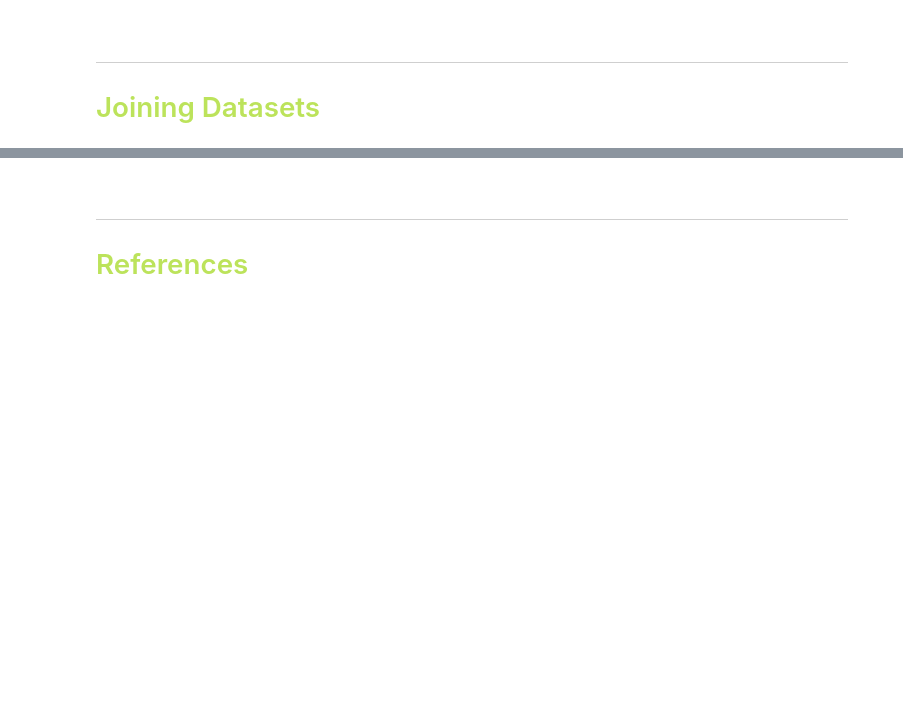
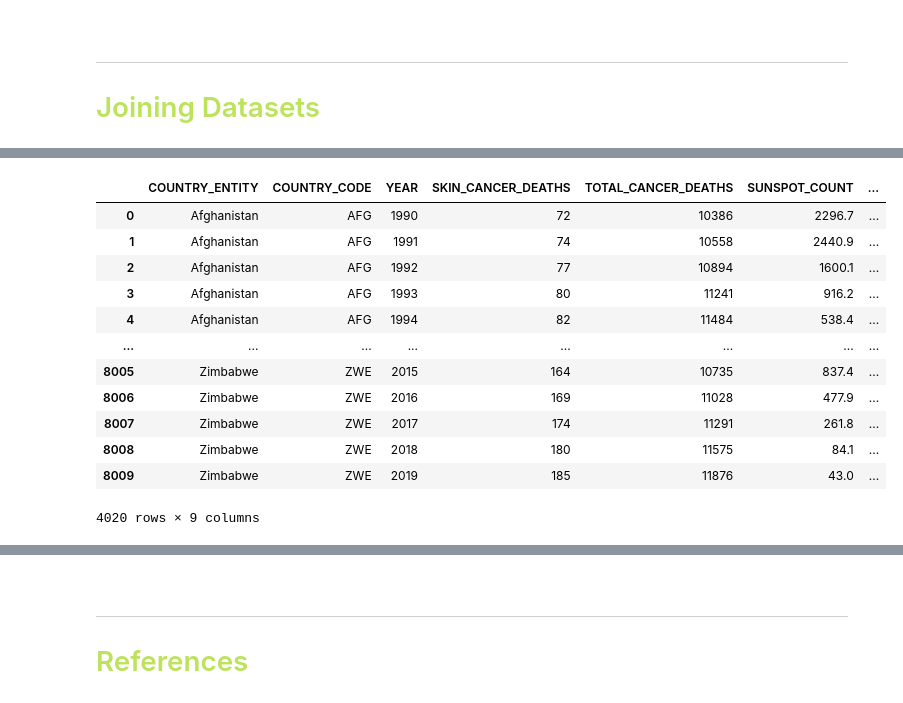
Before and after one commit to Hakuna-Patata/BU_MSDS_PTW, a Jupyter notebook: DSC 540 - Data Preparation/Project.ipynb, the cells around one changed output, grey strips where cells are left out. Saved outputs shown, nothing was run; the diff lists cells and outputs as text; code cells hidden in the pictures; blank space fills up the shorter version.

```diff
--- a/DSC 540 - Data Preparation/Project.ipynb
+++ b/DSC 540 - Data Preparation/Project.ipynb
@@ -526,0 +535,4 @@ dataset_list[0]
+# %%
+final_df = cancer_df.merge(solar_cycle_df, left_on='YEAR', right_index=True)
+
+final_df
@@ -526,0 +557,25 @@ dataset_list[0]
+# %%
+def fuzzy_match_df(col1, col2, threshold=90, fuzz_type='token_sort_ratio'):
+
+    # get unique values from columns passed to function
+    col1 = pd.Series(col1).unique()
+    col2 = pd.Series(col2).unique()
+
+    matches = []
+
+    for c1 in col1:
+        match = process.extractOne(c1, col2, scorer=getattr(
+            fuzz, fuzz_type), score_cutoff=threshold)  # gets the best match above threshold
+        if match is None:
+            match_tuple = (c1, None)
+        else:
+            match_tuple = (c1, match[0])
+
+        matches.append(match_tuple)
+    return pd.DataFrame(matches, columns=['COL1', 'COL2_MATCH'])
+# %%
+# create intermediate fuzzy matching DataFrame
+match_df = fuzzy_match_df(
+    col1=final_df['COUNTRY_ENTITY'], col2=solar_time_df.index.values, threshold=91, fuzz_type='token_sort_ratio')
+
+match_df
@@ -526,0 +596,23 @@ dataset_list[0]
+# %%
+# join data with intermediate fuzzy matching DataFrame
+final_df = final_df.merge(match_df, how='inner',
+                          left_on='COUNTRY_ENTITY', right_on='COL1')
+
+final_df = final_df.merge(solar_time_df, how='inner',
+                          left_on='COL2_MATCH', right_index=True)
+
+final_df
+# %% [output]
+|  | COUNTRY_ENTITY | COUNTRY_CODE | YEAR | SKIN_CANCER_DEATHS | TOTAL_CANCER_DEATHS | SUNSPOT_COUNT | ... |
+| 0 | Afghanistan | AFG | 1990 | 72 | 10386 | 2296.7 | ... |
+| 1 | Afghanistan | AFG | 1991 | 74 | 10558 | 2440.9 | ... |
+| 2 | Afghanistan | AFG | 1992 | 77 | 10894 | 1600.1 | ... |
+| 3 | Afghanistan | AFG | 1993 | 80 | 11241 | 916.2 | ... |
+| 4 | Afghanistan | AFG | 1994 | 82 | 11484 | 538.4 | ... |
+| ... | ... | ... | ... | ... | ... | ... | ... |
+| 8005 | Zimbabwe | ZWE | 2015 | 164 | 10735 | 837.4 | ... |
+| 8006 | Zimbabwe | ZWE | 2016 | 169 | 11028 | 477.9 | ... |
+| 8007 | Zimbabwe | ZWE | 2017 | 174 | 11291 | 261.8 | ... |
+| 8008 | Zimbabwe | ZWE | 2018 | 180 | 11575 | 84.1 | ... |
+| 8009 | Zimbabwe | ZWE | 2019 | 185 | 11876 | 43.0 | ... |
+4020 rows × 9 columns
```
Also changed, not shown: parts of 21 cells of this notebook.
